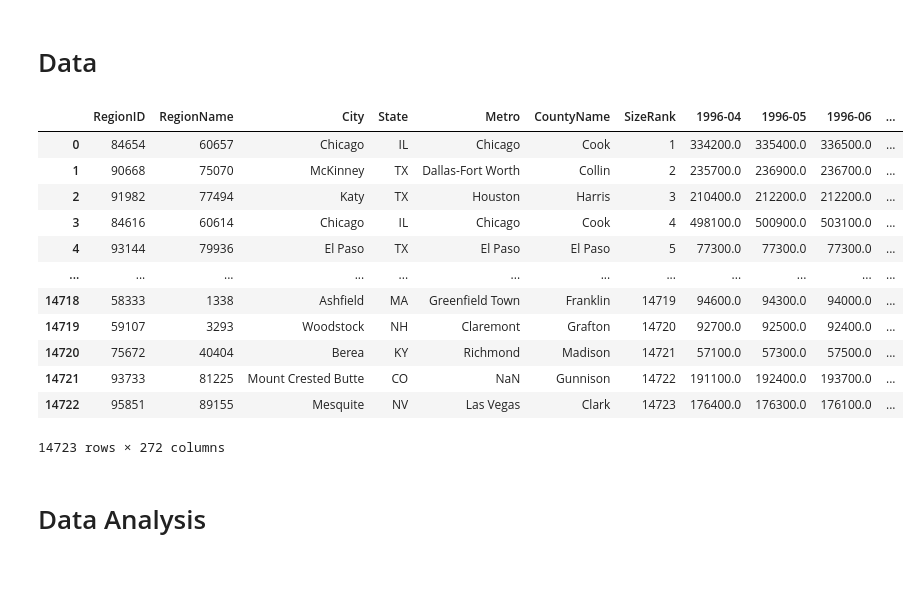
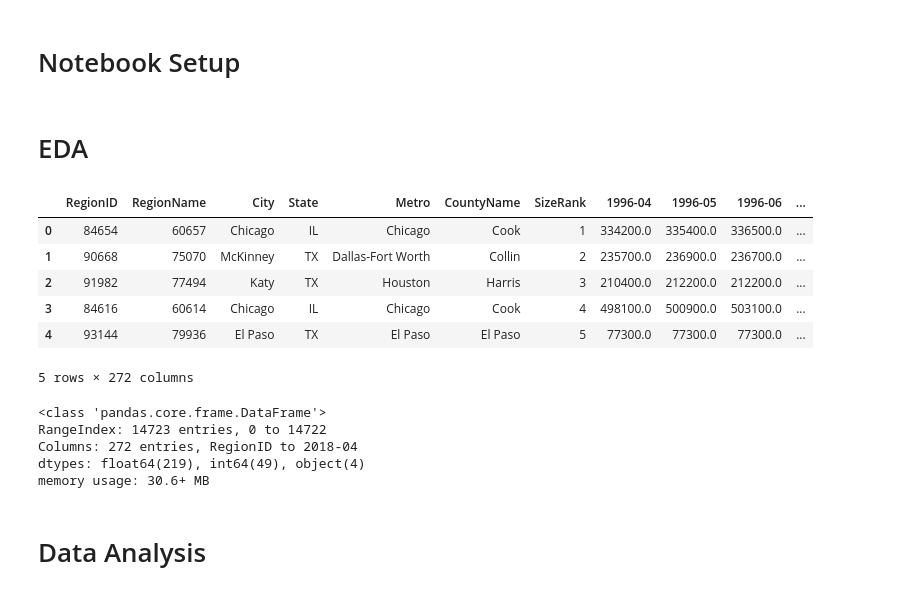
Before and after one commit to sanjitva/Zillow-TimeSeries-Modeling, a Jupyter notebook: sanjit_eda.ipynb, the cells around one changed output. Saved outputs shown, nothing was run; the diff lists cells and outputs as text; code cells hidden in the pictures.

```diff
--- a/sanjit_eda.ipynb
+++ b/sanjit_eda.ipynb
@@ -33,0 +1,2 @@ def melt_data(df):
+# %% [markdown]
+# Notebook Setup
@@ -34,2 +28,2 @@ def melt_data(df):
 # %% [markdown]
-# Data
+# EDA
@@ -39,20 +30,22 @@ df = pd.read_csv('data/zillow_data.csv')
 # %%
 #Observing what our dataset looks like
-df
+df.head()
 # %% [output]
 |  | RegionID | RegionName | City | State | Metro | CountyName | SizeRank | 1996-04 | 1996-05 | 1996-06 | ... |
 | 0 | 84654 | 60657 | Chicago | IL | Chicago | Cook | 1 | 334200.0 | 335400.0 | 336500.0 | ... |
 | 1 | 90668 | 75070 | McKinney | TX | Dallas-Fort Worth | Collin | 2 | 235700.0 | 236900.0 | 236700.0 | ... |
 | 2 | 91982 | 77494 | Katy | TX | Houston | Harris | 3 | 210400.0 | 212200.0 | 212200.0 | ... |
 | 3 | 84616 | 60614 | Chicago | IL | Chicago | Cook | 4 | 498100.0 | 500900.0 | 503100.0 | ... |
 | 4 | 93144 | 79936 | El Paso | TX | El Paso | El Paso | 5 | 77300.0 | 77300.0 | 77300.0 | ... |
-| ... | ... | ... | ... | ... | ... | ... | ... | ... | ... | ... | ... |
-| 14718 | 58333 | 1338 | Ashfield | MA | Greenfield Town | Franklin | 14719 | 94600.0 | 94300.0 | 94000.0 | ... |
-| 14719 | 59107 | 3293 | Woodstock | NH | Claremont | Grafton | 14720 | 92700.0 | 92500.0 | 92400.0 | ... |
-| 14720 | 75672 | 40404 | Berea | KY | Richmond | Madison | 14721 | 57100.0 | 57300.0 | 57500.0 | ... |
-| 14721 | 93733 | 81225 | Mount Crested Butte | CO | NaN | Gunnison | 14722 | 191100.0 | 192400.0 | 193700.0 | ... |
-| 14722 | 95851 | 89155 | Mesquite | NV | Las Vegas | Clark | 14723 | 176400.0 | 176300.0 | 176100.0 | ... |
-14723 rows × 272 columns
+5 rows × 272 columns
+# %%
+df.info()
+# %% [output]
+<class 'pandas.core.frame.DataFrame'>
+RangeIndex: 14723 entries, 0 to 14722
+Columns: 272 entries, RegionID to 2018-04
+dtypes: float64(219), int64(49), object(4)
+memory usage: 30.6+ MB
 # %% [markdown]
 # Data Analysis
 # %% [markdown]
```
Also changed, not shown: parts of 33 cells of this notebook, 3 other files.
